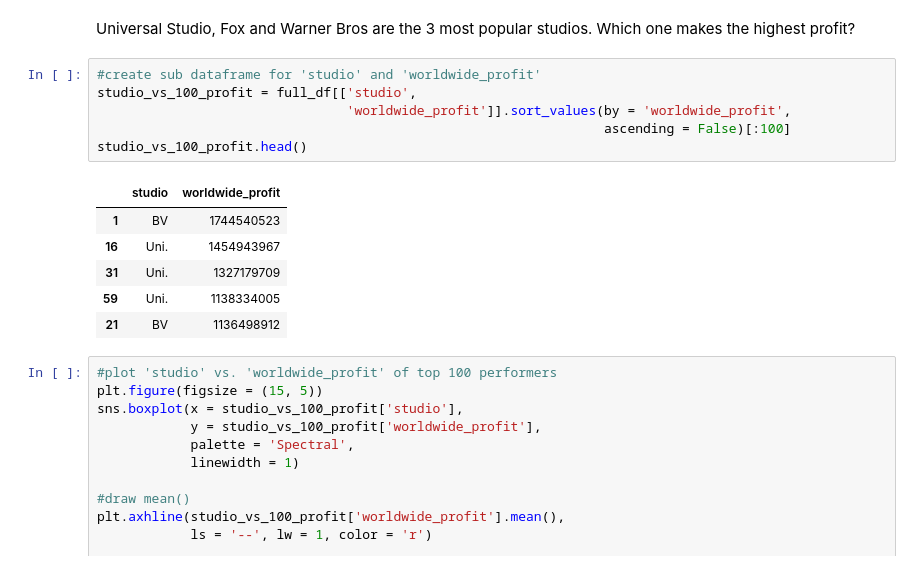
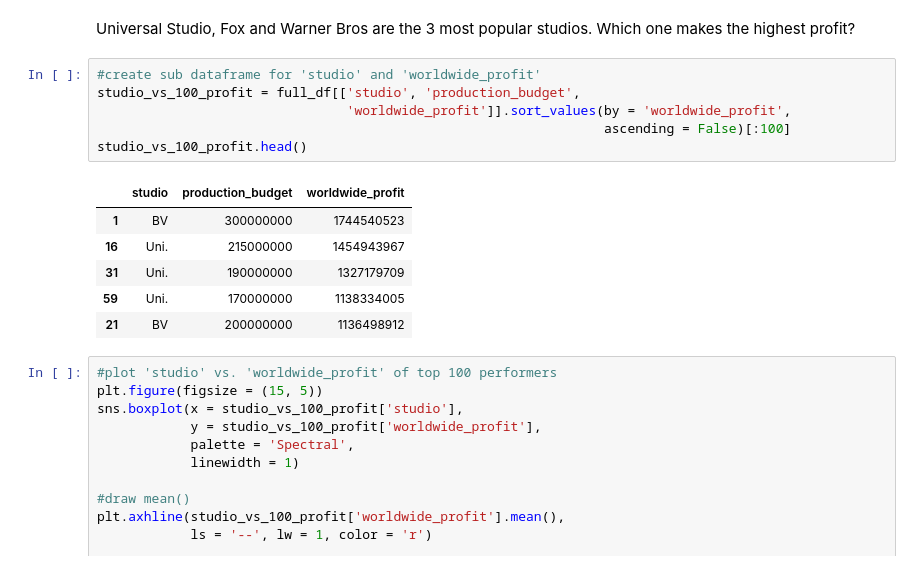
Before and after one commit to baotramduong/Porfolio_Project_The_Movie_Industry, a Jupyter notebook: Part III.B - Data Analysis & Visualization, Actionable Insight, Conclusion & Future Works.ipynb, the cells around one changed output. Saved outputs shown, nothing was run; the diff lists cells and outputs as text.

```diff
--- a/Part III.B - Data Analysis & Visualization, Actionable Insight, Conclusion & Future Works.ipynb
+++ b/Part III.B - Data Analysis & Visualization, Actionable Insight, Conclusion & Future Works.ipynb
@@ -436,17 +522,17 @@ plt.savefig('studio_distribution_barplot')
 Universal Studio, Fox and Warner Bros are the 3 most popular studios. Which one makes the highest profit?
 # %%
 #create sub dataframe for 'studio' and 'worldwide_profit'
-studio_vs_100_profit = full_df[['studio',
+studio_vs_100_profit = full_df[['studio', 'production_budget',
                                 'worldwide_profit']].sort_values(by = 'worldwide_profit',
                                                                  ascending = False)[:100]
 studio_vs_100_profit.head()
 # %% [output]
-|  | studio | worldwide_profit |
-| 1 | BV | 1744540523 |
-| 16 | Uni. | 1454943967 |
-| 31 | Uni. | 1327179709 |
-| 59 | Uni. | 1138334005 |
-| 21 | BV | 1136498912 |
+|  | studio | production_budget | worldwide_profit |
+| 1 | BV | 300000000 | 1744540523 |
+| 16 | Uni. | 215000000 | 1454943967 |
+| 31 | Uni. | 190000000 | 1327179709 |
+| 59 | Uni. | 170000000 | 1138334005 |
+| 21 | BV | 200000000 | 1136498912 |
 # %%
 #plot 'studio' vs. 'worldwide_profit' of top 100 performers
 plt.figure(figsize = (15, 5))
```
Also changed, not shown: parts of 21 cells of this notebook.
